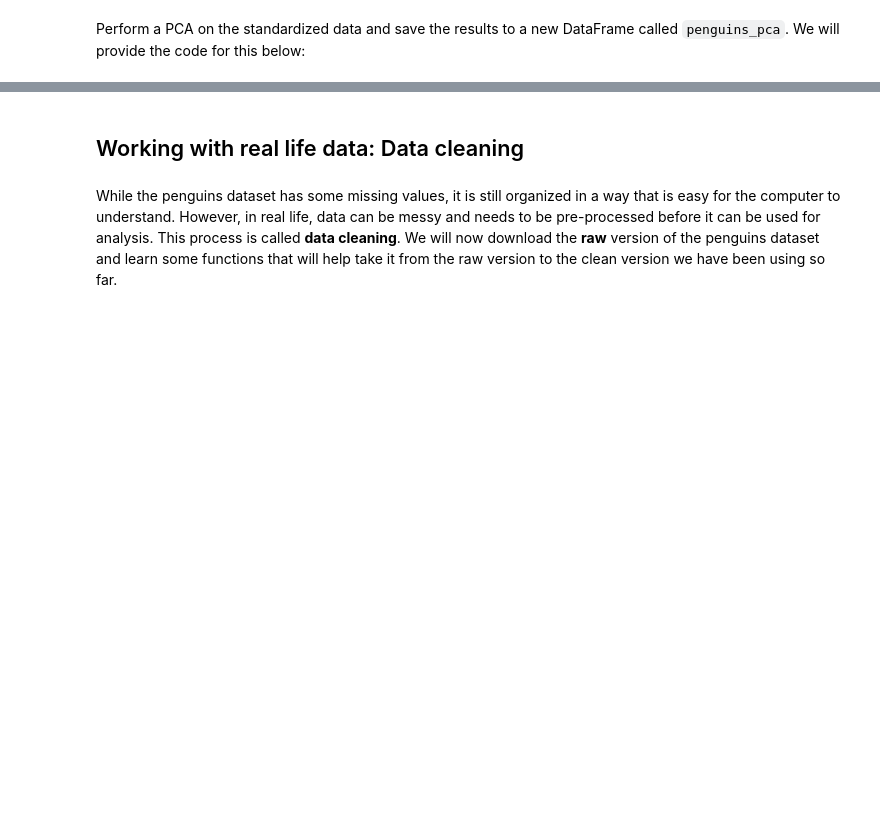
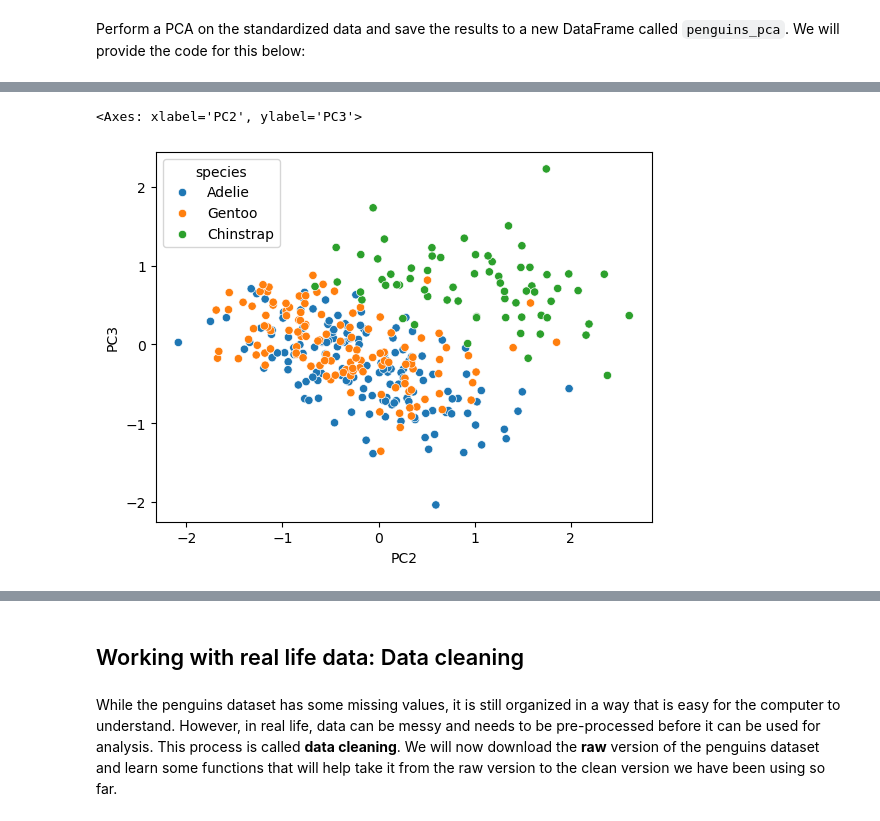
Before and after one commit to harvardinformatics/python-intensive, a Jupyter notebook: Python-Part5.ipynb, the cells around one changed output, grey strips where cells are left out. Cells and saved outputs as stored; diff of their text form; code cells hidden in the pictures; blank space fills up the shorter version.

```diff
--- a/Python-Part5.ipynb
+++ b/Python-Part5.ipynb
@@ -389,0 +517,7 @@ sns.kdeplot(data = penguins, x="bill_length_mm", y = "bill_depth_mm", hue = "spe
+# %%
+#@title Solution {display-mode: "form"}
+
+sns.scatterplot(penguins_pca, x = "PC2", y = "PC3", hue = "species")
+# %% [output]
+<Axes: xlabel='PC2', ylabel='PC3'>
+[figure, added]
```
Also changed, not shown: parts of 27 cells of this notebook.
